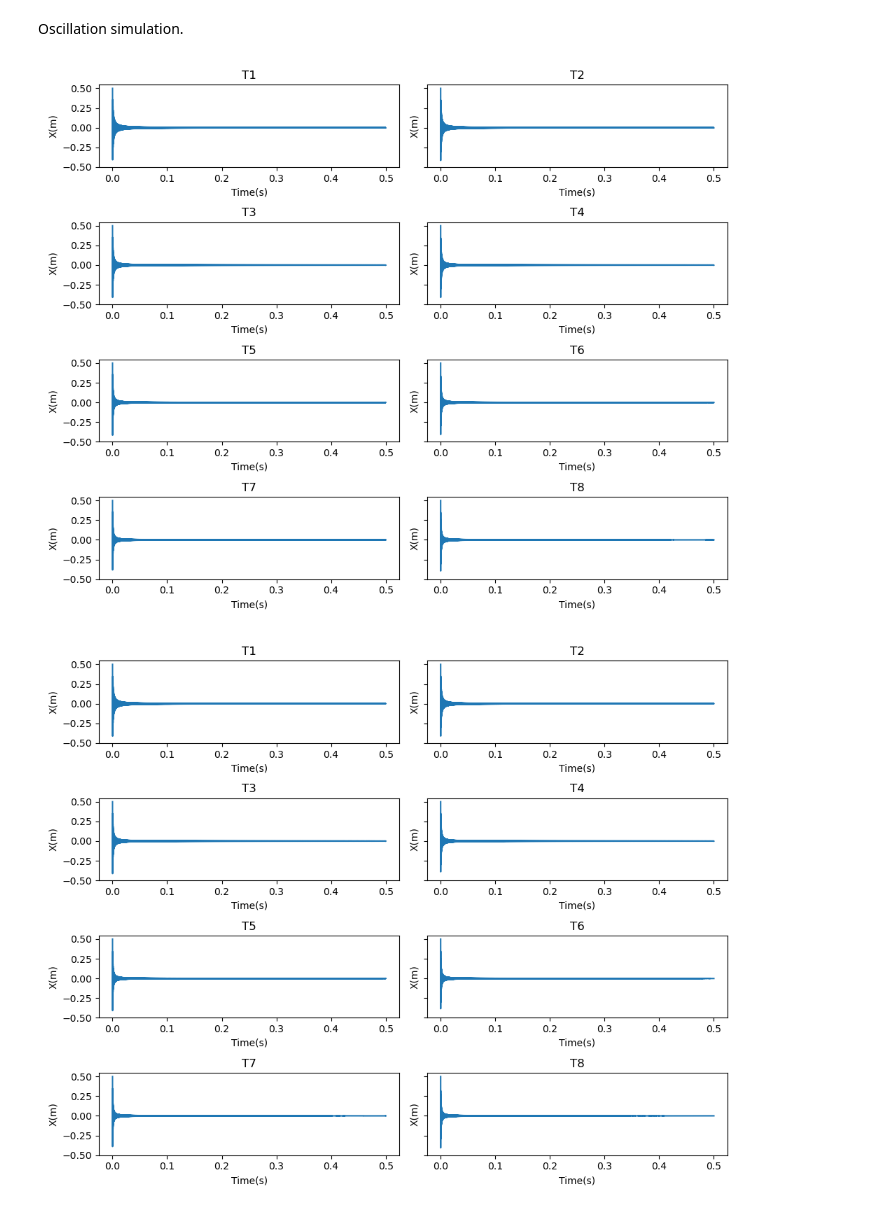
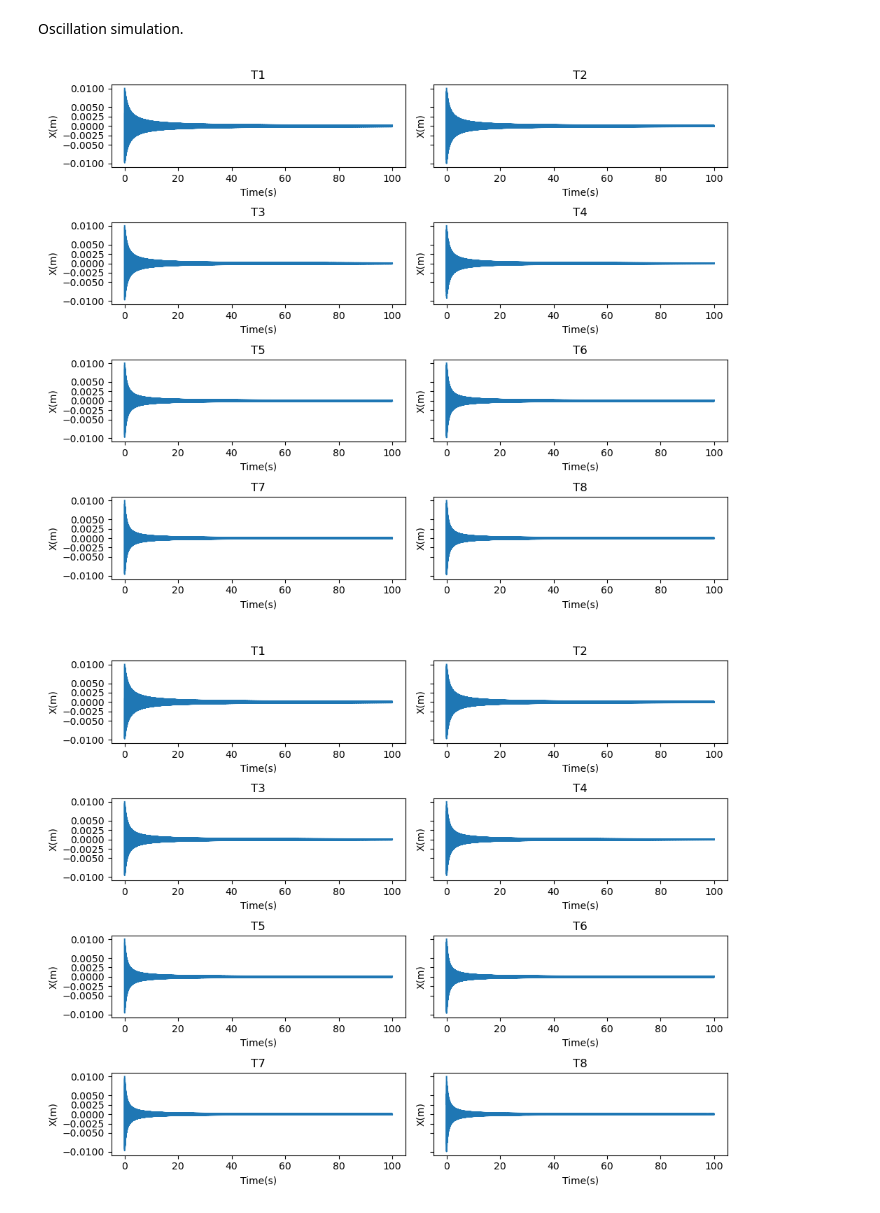
Before and after one commit to Spaantje5/Vibrating-String-Experiment, a Jupyter notebook: sims/duffing_sim.ipynb, the cells around one changed output. Cells and saved outputs as stored; diff of their text form; code cells hidden in the pictures.

```diff
--- a/sims/duffing_sim.ipynb
+++ b/sims/duffing_sim.ipynb
@@ -195,8 +195,8 @@ rho = 1.204
 D=0.002
 mu= 0.015
 n=1
-m1= 1046.7
-m2 = 1043.6
+m1= 1.0467
+m2 = 1.0436
 T1 = 9.81*4*m1
 T2 = 9.81*6*m1
 T3 = 9.81*8*m1
@@ -205,7 +205,7 @@ T5 = T4 +9.81*4*m2
 T6 = T4 +9.81*6*m2
 T7 = T4 +9.81*8*m2
 T8 = T4 +9.81*10*m2
-
+U_0=0.01
 def plot_demping(L):
     alpha1 = ((2*C_w*rho*D*n)/(3*mu*L**2))*np.sqrt(T1/mu)
     alpha2 =((2*C_w*rho*D*n)/(3*mu*L**2))*np.sqrt(T2/mu)
@@ -215,8 +215,8 @@ def plot_demping(L):
     alpha6 =((2*C_w*rho*D*n)/(3*mu*L**2))*np.sqrt(T6/mu)
     alpha7 =((2*C_w*rho*D*n)/(3*mu*L**2))*np.sqrt(T7/mu)
     alpha8 =((2*C_w*rho*D*n)/(3*mu*L**2))*np.sqrt(T8/mu)
-    U_0=0.5
-    t= np.array(np.linspace(0,0.1,2000))
+
+    t= np.array(np.linspace(0,240,20000))
     C_d1= np.array(1/((alpha1*U_0*t)+1))
     C_d2 = np.array(1/((alpha2*U_0*t)+1))
     C_d3= np.array(1/((alpha3*U_0*t)+1))
@@ -277,9 +277,10 @@ def plot_demping(L):
 
     plt.axhline(0.01*U_0,color='0',label="gedempt")
     plt.xlabel("Tijd(s)")
-    plt.ylabel("Dempingsfactor")
+    plt.ylabel("Amplitude")
     plt.title(f"Lengte L = {L} m")
     plt.legend()
+    plt.savefig("Dempingsfactor.pdf", bbox_inches="tight")
     plt.show()
 L = [0.315, 0.300, 0.285,0.27,0.255]
 plot_demping(0.315)
@@ -355,39 +356,40 @@ def Oscillation(U_0,t,L):
     ax[1,1].set_title("T4")
 
 
     ax[2,0].plot(t,x5)
     ax[2,0].set_xlabel("Time(s)")
     ax[2,0].set_ylabel("X(m)")
     ax[2,0].set_title("T5")
 
 
     ax[2,1].plot(t,x6)
     ax[2,1].set_xlabel("Time(s)")
     ax[2,1].set_ylabel("X(m)")
     ax[2,1].set_title("T6")
 
 
     ax[3,0].plot(t,x7)
     ax[3,0].set_xlabel("Time(s)")
     ax[3,0].set_ylabel("X(m)")
     ax[3,0].set_title("T7")
 
 
     ax[3,1].plot(t,x8)
     ax[3,1].set_xlabel("Time(s)")
     ax[3,1].set_ylabel("X(m)")
     ax[3,1].set_title("T8")
     for row in ax:
         for a in row:
-            a.set_yticks([-0.5, -0.25, 0, 0.25, 0.5])
+            a.set_yticks([-0.01, -0.005, -0.0025, 0, 0.0025, 0.005, 0.01])
     plt.tight_layout()
+    plt.savefig("oscillations.pdf", bbox_inches="tight")
     plt.show()
-t_o=np.linspace(0,0.5,20000)
-Oscillation(0.5,t_o,0.315)
-Oscillation(0.5,t_o,0.3)
-Oscillation(0.5,t_o,0.285)
-Oscillation(0.5,t_o,0.27)
-Oscillation(0.5,t_o,0.255)
+t_o=np.linspace(0,100,40000)
+Oscillation(U_0,t_o,0.315)
+Oscillation(U_0,t_o,0.3)
+Oscillation(U_0,t_o,0.285)
+Oscillation(U_0,t_o,0.27)
+Oscillation(U_0,t_o,0.255)
 # %% [output]
-[figure, old version]
+[figure, new version]
-[figure, old version]
+[figure, new version]
```
Also changed, not shown: parts of 2 cells of this notebook, 5 other files.
